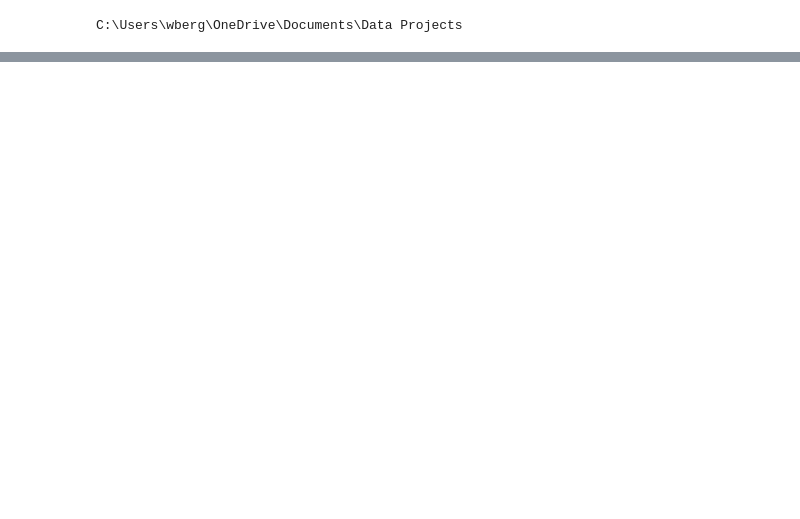
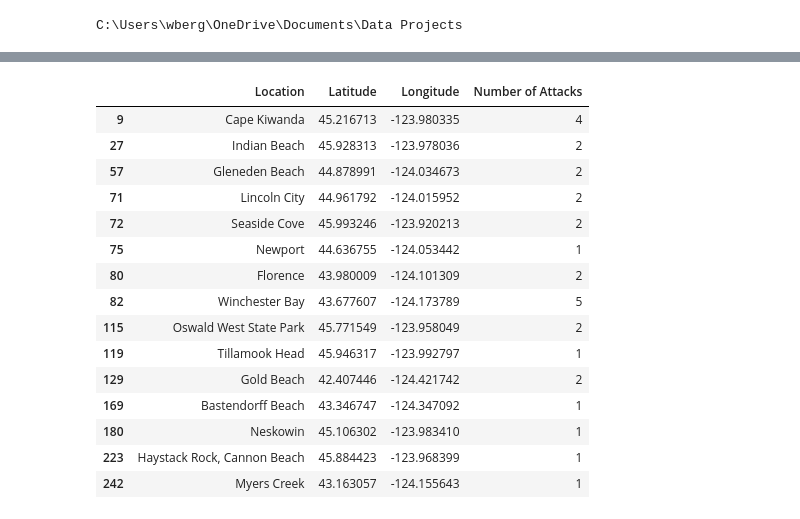
Before and after one commit to warren-berg/Oregon-Coast-Shark-Attacks, a Jupyter notebook: Shark Attacks on the Oregon Coast.ipynb, the cells around one changed output, grey strips where cells are left out. Saved outputs shown, nothing was run; the diff lists cells and outputs as text; code cells hidden in the pictures; blank space fills up the shorter version.

```diff
--- a/Shark Attacks on the Oregon Coast.ipynb
+++ b/Shark Attacks on the Oregon Coast.ipynb
@@ -381,0 +94,25 @@ Name: Species, dtype: object
+# %%
+## finding latitude and longitude coordinates for each city
+
+# create empty lists
+latitude = []
+longitude = []
+
+# iteratively look up lat/lon for each city and append to lists above
+for i in range(len(oregon_attacks)):
+
+    # find city where attack took place
+    city = oregon_attacks.iat[i,6] + ' oregon'
+    location = geolocator.geocode(city)
+
+    # translate into coordinates
+    lat, lon = location.latitude, location.longitude
+
+    # append each coordinate to a list for latitude and longitude values
+    latitude.append(round(lat,8))
+    longitude.append(round(lon,8))
+
+
+# add latitude and longitude to the DataFrame
+oregon_attacks.insert(7,'Latitude', latitude, True)
+oregon_attacks.insert(8,'Longitude', longitude, True)
@@ -381,0 +129,32 @@ Name: Species, dtype: object
+# %%
+# Shark Attack Count by Location
+by_location = oregon_attacks['Location'].value_counts()
+
+# create column of data with number of attacks in each location
+num_attacks = pd.DataFrame(by_location)
+num_attacks = num_attacks.rename(columns={'Location':'Number of Attacks'})
+
+# gather list of locations and coordinates
+locations = oregon_attacks.iloc[:, 6:9]
+locations = locations.drop_duplicates()
+
+# join both
+attacks_by_location = locations.join(num_attacks, on='Location', how='left')
+attacks_by_location
+# %% [output]
+|  | Location | Latitude | Longitude | Number of Attacks |
+| 9 | Cape Kiwanda | 45.216713 | -123.980335 | 4 |
+| 27 | Indian Beach | 45.928313 | -123.978036 | 2 |
+| 57 | Gleneden Beach | 44.878991 | -124.034673 | 2 |
+| 71 | Lincoln City | 44.961792 | -124.015952 | 2 |
+| 72 | Seaside Cove | 45.993246 | -123.920213 | 2 |
+| 75 | Newport | 44.636755 | -124.053442 | 1 |
+| 80 | Florence | 43.980009 | -124.101309 | 2 |
+| 82 | Winchester Bay | 43.677607 | -124.173789 | 5 |
+| 115 | Oswald West State Park | 45.771549 | -123.958049 | 2 |
+| 119 | Tillamook Head | 45.946317 | -123.992797 | 1 |
+| 129 | Gold Beach | 42.407446 | -124.421742 | 2 |
+| 169 | Bastendorff Beach | 43.346747 | -124.347092 | 1 |
+| 180 | Neskowin | 45.106302 | -123.983410 | 1 |
+| 223 | Haystack Rock, Cannon Beach | 45.884423 | -123.968399 | 1 |
+| 242 | Myers Creek | 43.163057 | -124.155643 | 1 |
```
Also changed, not shown: parts of 44 cells of this notebook.
